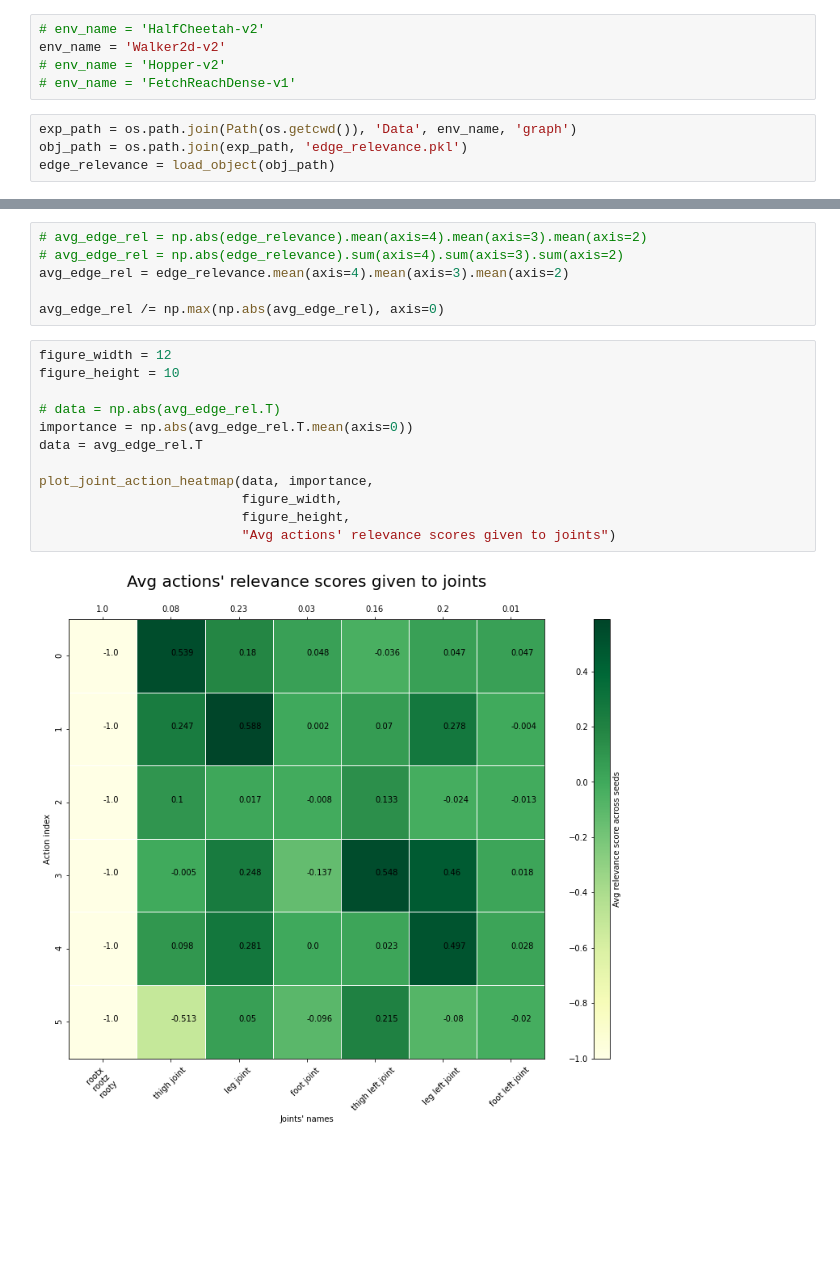
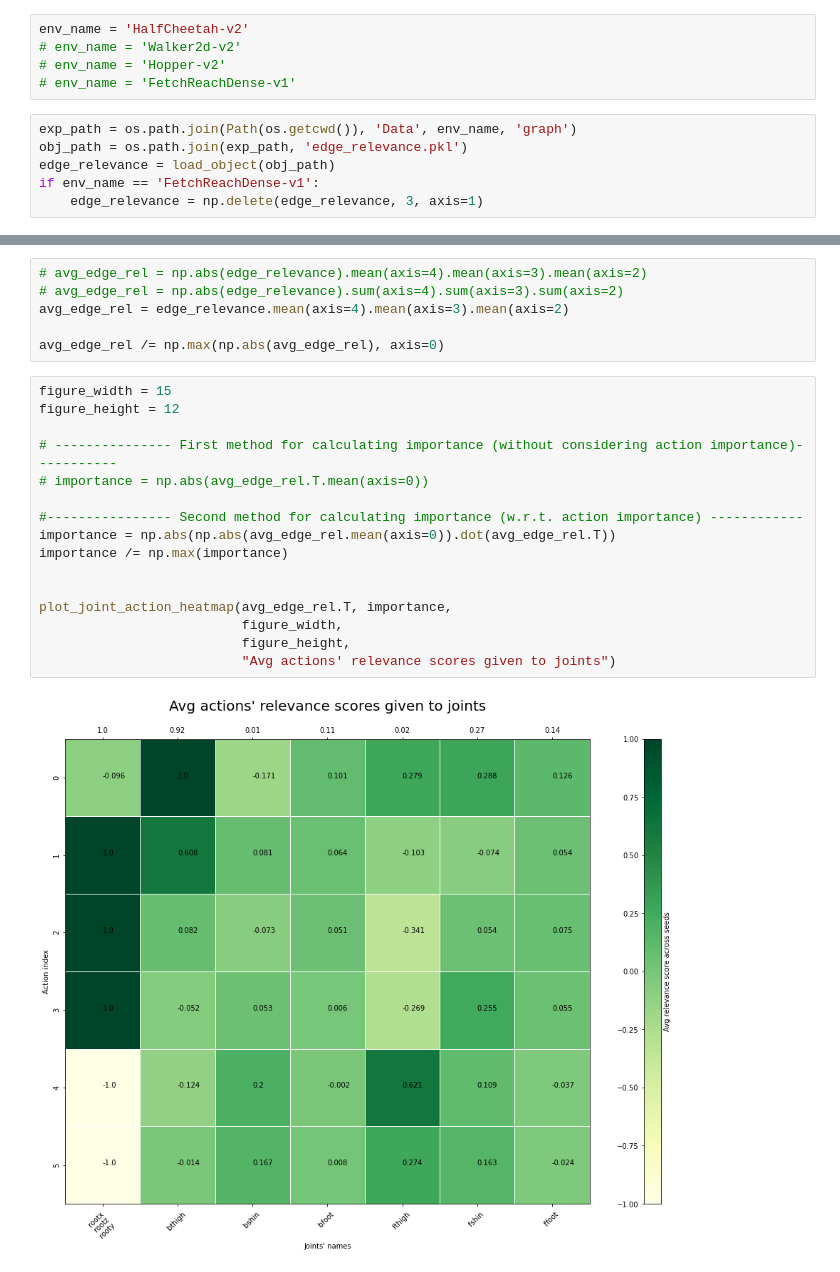
Before and after one commit to MehranTaghian/SAC_GCN, a Jupyter notebook: evaulate.ipynb, the cells around one changed output, grey strips where cells are left out. Cells and saved outputs as stored; diff of their text form; blank space fills up the shorter version.

```diff
--- a/evaulate.ipynb
+++ b/evaulate.ipynb
@@ -12,14 +12,16 @@ from utils import state_2_graphbatch, load_object
 import matplotlib.pyplot as plt
 import seaborn as sns
 # %%
-# env_name = 'HalfCheetah-v2'
-env_name = 'Walker2d-v2'
+env_name = 'HalfCheetah-v2'
+# env_name = 'Walker2d-v2'
 # env_name = 'Hopper-v2'
 # env_name = 'FetchReachDense-v1'
 # %%
 exp_path = os.path.join(Path(os.getcwd()), 'Data', env_name, 'graph')
 obj_path = os.path.join(exp_path, 'edge_relevance.pkl')
 edge_relevance = load_object(obj_path)
+if env_name == 'FetchReachDense-v1':
+    edge_relevance = np.delete(edge_relevance, 3, axis=1)
 # %%
 # Environment
 if 'FetchReach' in env_name:
@@ -83,16 +85,20 @@ avg_edge_rel = edge_relevance.mean(axis=4).mean(axis=3).mean(axis=2)
 
 avg_edge_rel /= np.max(np.abs(avg_edge_rel), axis=0)
 # %%
-figure_width = 12
-figure_height = 10
+figure_width = 15
+figure_height = 12
 
-# data = np.abs(avg_edge_rel.T)
-importance = np.abs(avg_edge_rel.T.mean(axis=0))
-data = avg_edge_rel.T
+# --------------- First method for calculating importance (without considering action importance)-----------
+# importance = np.abs(avg_edge_rel.T.mean(axis=0))
 
-plot_joint_action_heatmap(data, importance,
+#---------------- Second method for calculating importance (w.r.t. action importance) ------------
+importance = np.abs(np.abs(avg_edge_rel.mean(axis=0)).dot(avg_edge_rel.T))
+importance /= np.max(importance)
+
+
+plot_joint_action_heatmap(avg_edge_rel.T, importance,
                           figure_width,
                           figure_height,
                           "Avg actions' relevance scores given to joints")
 # %% [output]
-[figure, old version]
+[figure, new version]
```
Also changed, not shown: parts of 2 cells of this notebook, 16 other files.
